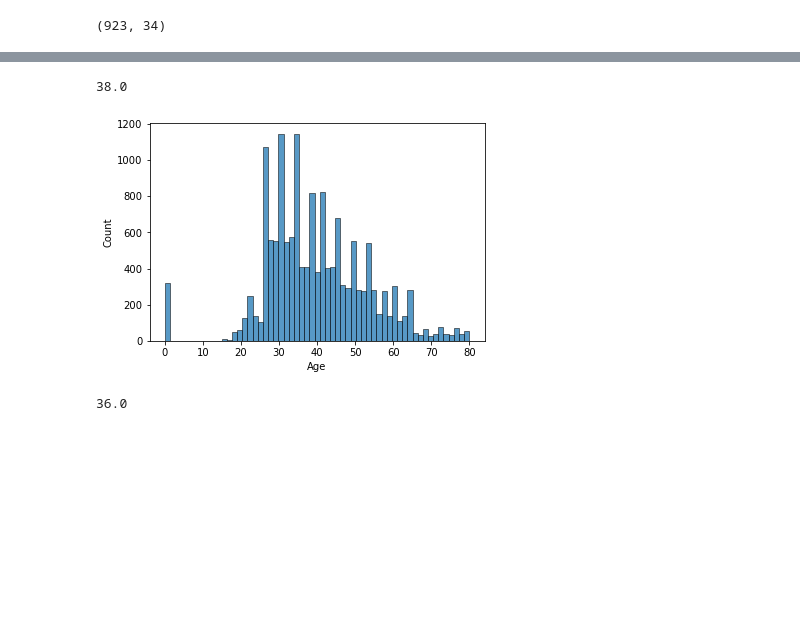
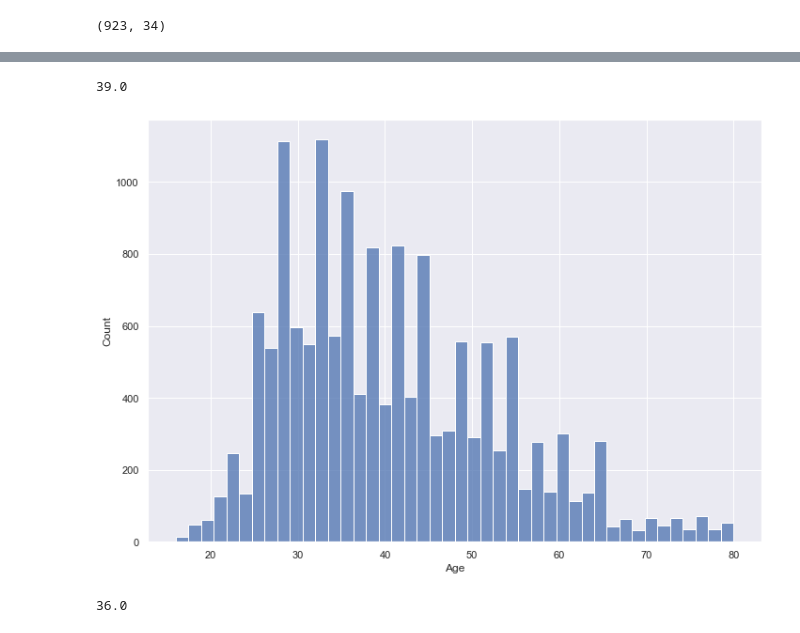
Before and after one commit to smirs/car-insurance-fraud-detection, a Jupyter notebook: fraud_detection.ipynb, the cells around one changed output, grey strips where cells are left out. Cells and saved outputs as stored; diff of their text form; code cells hidden in the pictures; blank space fills up the shorter version.

```diff
--- a/fraud_detection.ipynb
+++ b/fraud_detection.ipynb
@@ -95,0 +134,4 @@ Name: AccidentArea, dtype: float64
+# %%
+sns.set(rc={'figure.figsize':(11.7,8.27)})
+make_age = sns.barplot(data=fraud_data, x="Make", y="Age", hue="FraudFound_P")
+make_age.tick_params(axis='x', labelrotation=45)
@@ -132,9 +204,11 @@ Name: MaritalStatus, dtype: float64
+# %%
+fraud_data_cleaned = fraud_data[fraud_data['Age'] >= 16]
 # %%
-sns.histplot(fraud_data['Age'])
-fraud_data['Age'].median()
+sns.histplot(fraud_data_cleaned['Age'])
+fraud_data_cleaned['Age'].median()
 # %% [output]
-38.0
+39.0
-[figure, old version]
+[figure, new version]
 # %%
 sns.histplot(fraudulent_claims['Age'])
 fraudulent_claims['Age'].median()
```
Also changed, not shown: parts of 21 cells of this notebook.
